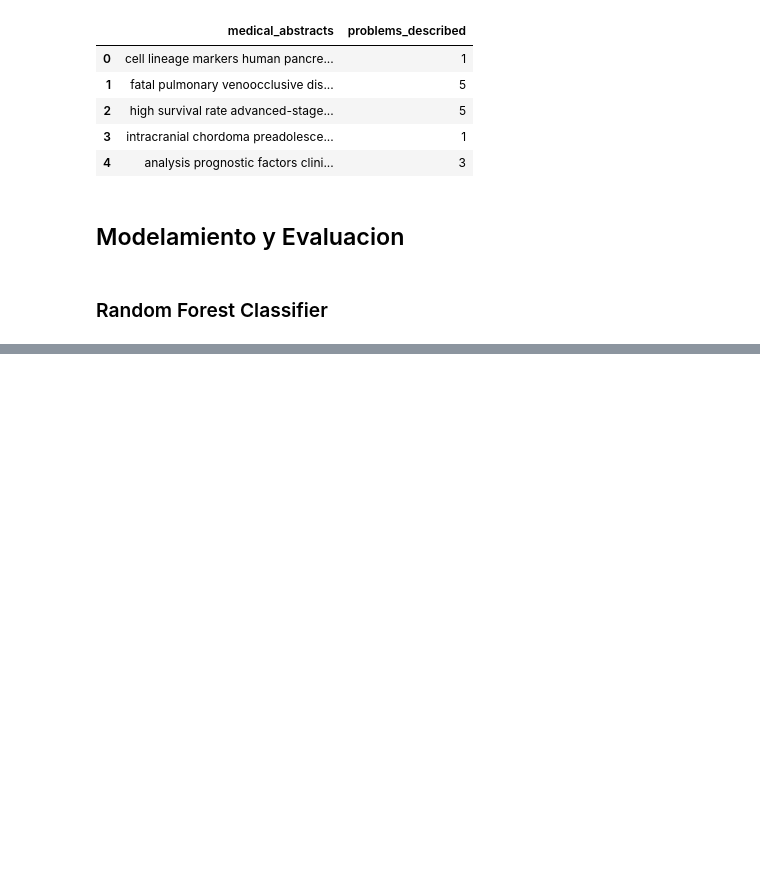
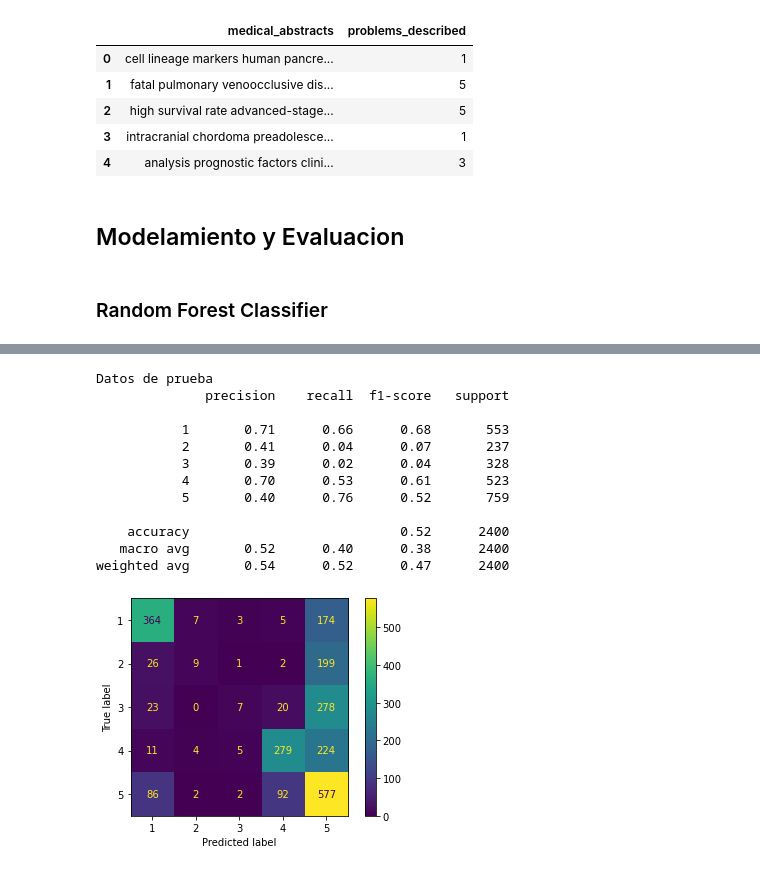
Before and after one commit to Pinzon98/Proyecto1BI, a Jupyter notebook: Proyecto 1 - Apoyo Diagnostico.ipynb, the cells around one changed output, grey strips where cells are left out. Saved outputs shown, nothing was run; the diff lists cells and outputs as text; code cells hidden in the pictures; blank space fills up the shorter version.

```diff
--- a/Proyecto 1 - Apoyo Diagnostico.ipynb
+++ b/Proyecto 1 - Apoyo Diagnostico.ipynb
@@ -206,0 +295,21 @@ weighted avg       0.81      0.81      0.81     12000
+# %%
+# Se imprime el informe de rendimiento
+print("Datos de prueba")
+print(classification_report(Y_test, y_pred_test))
+# Se puede visualizar la matriz de confusión
+plot_confusion_matrix(arbol, X_test, Y_test)
+plt.show()
+# %% [output]
+Datos de prueba
+              precision    recall  f1-score   support
+
+           1       0.71      0.66      0.68       553
+           2       0.41      0.04      0.07       237
+           3       0.39      0.02      0.04       328
+           4       0.70      0.53      0.61       523
+           5       0.40      0.76      0.52       759
+
+    accuracy                           0.52      2400
+   macro avg       0.52      0.40      0.38      2400
+weighted avg       0.54      0.52      0.47      2400
+[figure, added]
```
Also changed, not shown: parts of 10 cells of this notebook.
